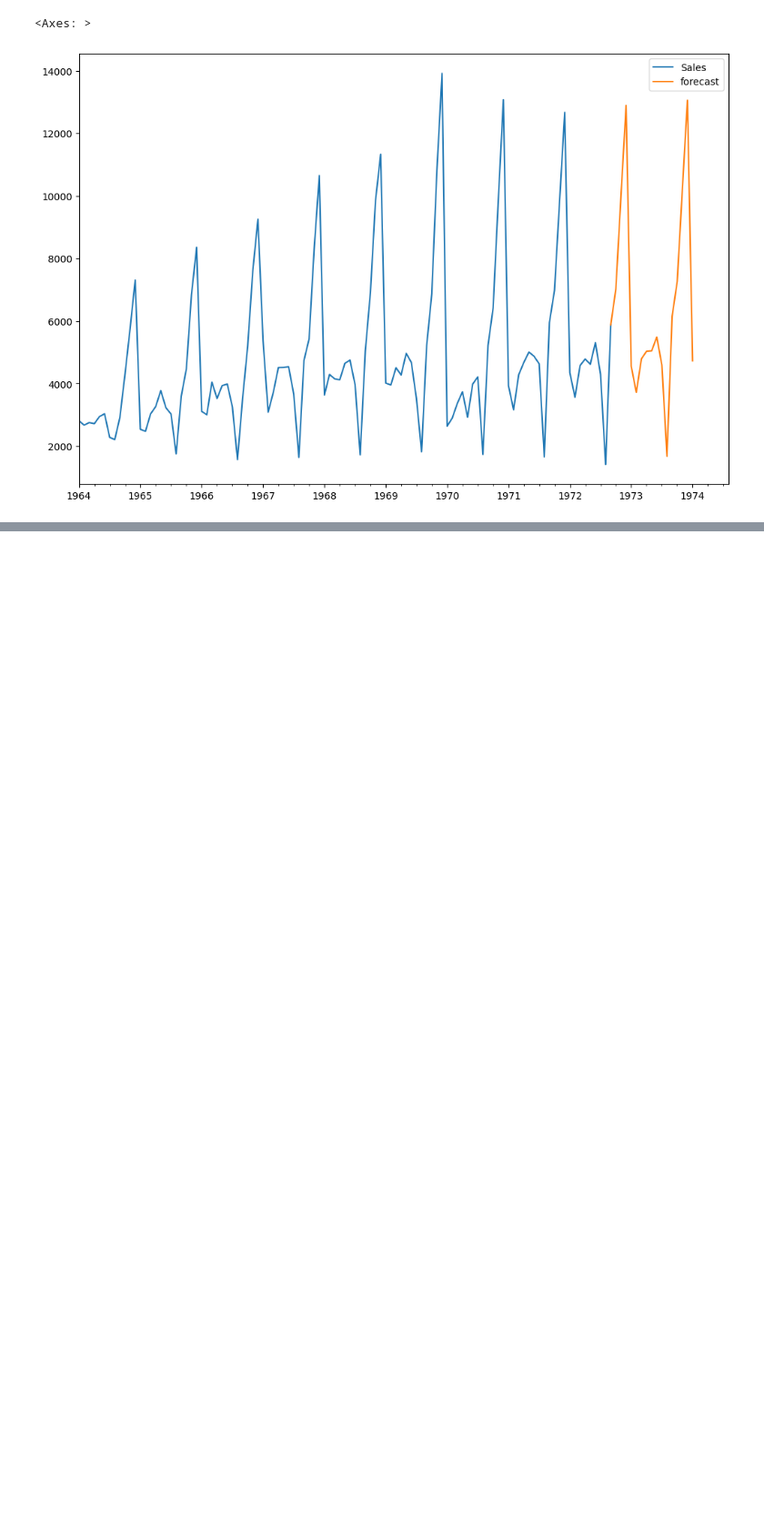
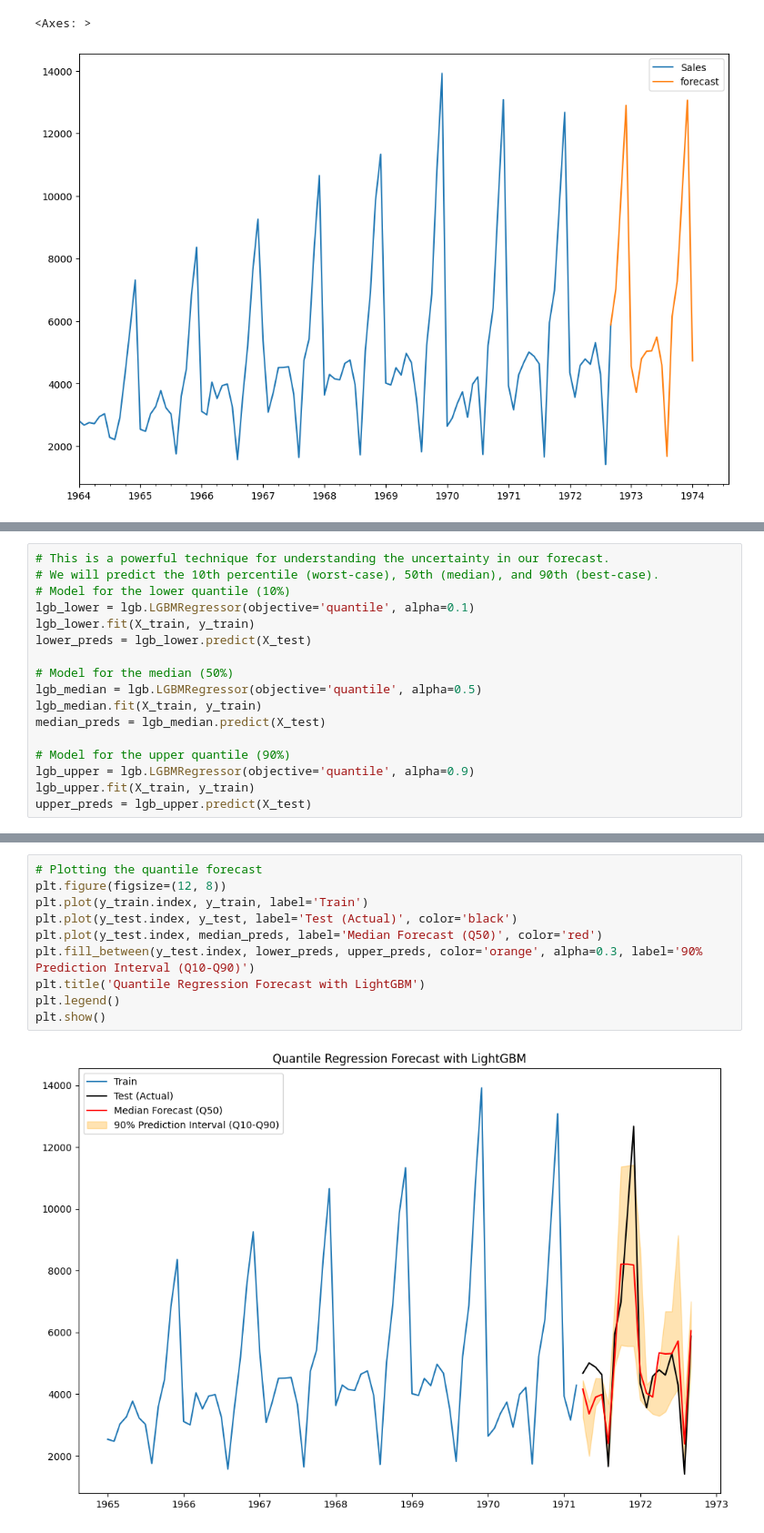
Before and after one commit to tuladhar07/Demand-Forecasting, a Jupyter notebook: Champagne_sales_forecast.ipynb, the cells around one changed output, grey strips where cells are left out. Shown at 91% size. Saved outputs shown, nothing was run; the diff lists cells and outputs as text; blank space fills up the shorter version.

```diff
--- a/Champagne_sales_forecast.ipynb
+++ b/Champagne_sales_forecast.ipynb
@@ -264,0 +415,17 @@ future_df[['Sales', 'forecast']].plot(figsize=(12, 8))
+# %%
+# This is a powerful technique for understanding the uncertainty in our forecast.
+# We will predict the 10th percentile (worst-case), 50th (median), and 90th (best-case).
+# Model for the lower quantile (10%)
+lgb_lower = lgb.LGBMRegressor(objective='quantile', alpha=0.1)
+lgb_lower.fit(X_train, y_train)
+lower_preds = lgb_lower.predict(X_test)
+
+# Model for the median (50%)
+lgb_median = lgb.LGBMRegressor(objective='quantile', alpha=0.5)
+lgb_median.fit(X_train, y_train)
+median_preds = lgb_median.predict(X_test)
+
+# Model for the upper quantile (90%)
+lgb_upper = lgb.LGBMRegressor(objective='quantile', alpha=0.9)
+lgb_upper.fit(X_train, y_train)
+upper_preds = lgb_upper.predict(X_test)
@@ -264,0 +450,12 @@ future_df[['Sales', 'forecast']].plot(figsize=(12, 8))
+# %%
+# Plotting the quantile forecast
+plt.figure(figsize=(12, 8))
+plt.plot(y_train.index, y_train, label='Train')
+plt.plot(y_test.index, y_test, label='Test (Actual)', color='black')
+plt.plot(y_test.index, median_preds, label='Median Forecast (Q50)', color='red')
+plt.fill_between(y_test.index, lower_preds, upper_preds, color='orange', alpha=0.3, label='90% Prediction Interval (Q10-Q90)')
+plt.title('Quantile Regression Forecast with LightGBM')
+plt.legend()
+plt.show()
+# %% [output]
+[figure, added]
```
Also changed, not shown: parts of 24 cells of this notebook, 1 other file.
